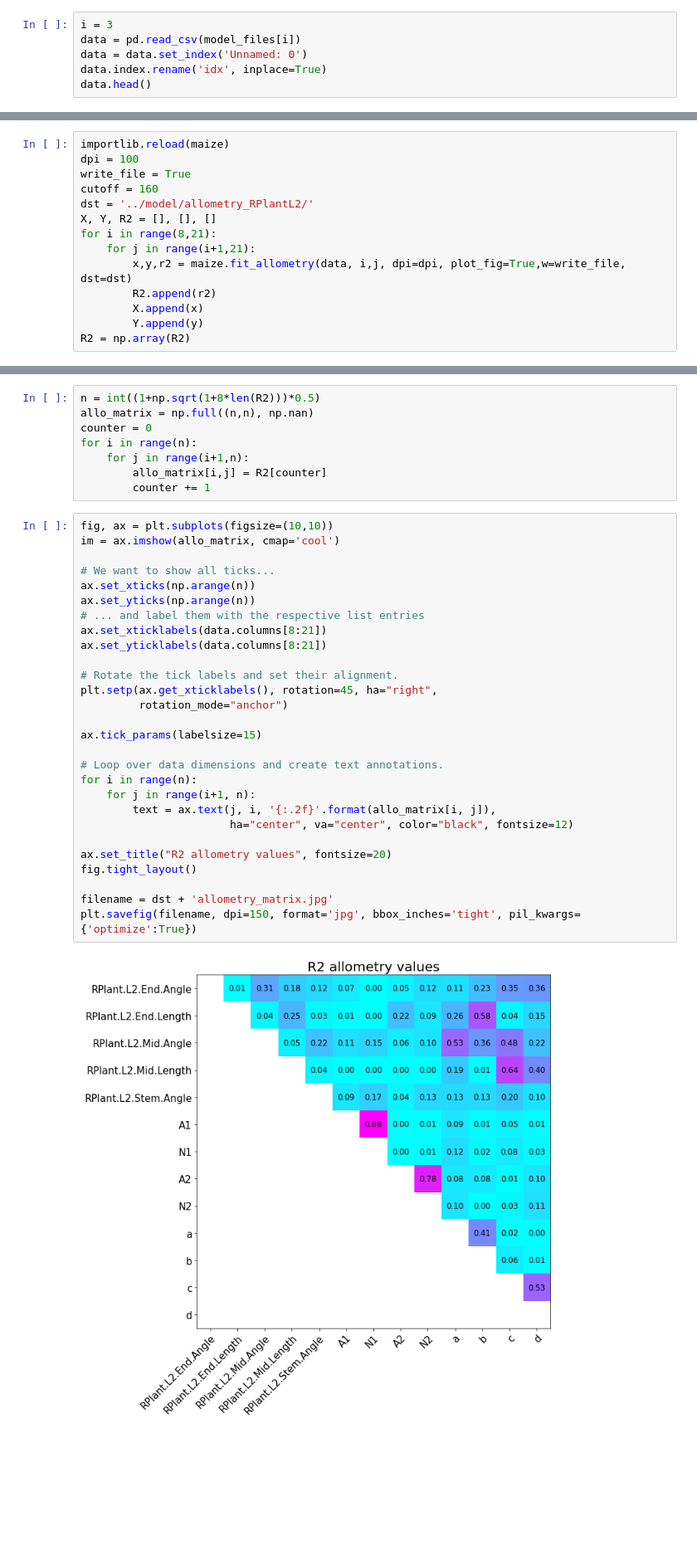
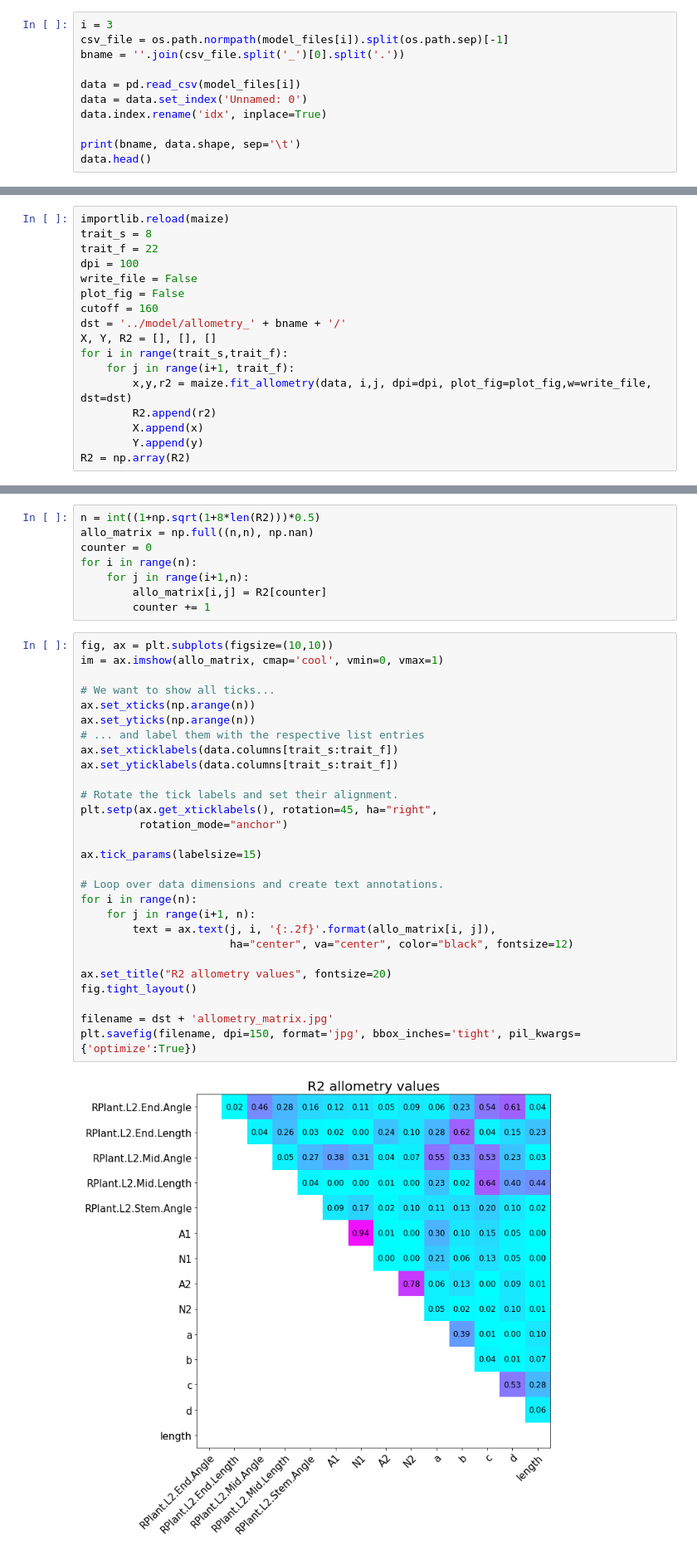
Before and after one commit to amezqui3/synthetic_maize, a Jupyter notebook: code/allometry_analysis.ipynb, the cells around one changed output, grey strips where cells are left out. Shown at 83% size. Drawn from its saved outputs; the diff is of its cells as text; blank space fills up the shorter version.

```diff
--- a/code/allometry_analysis.ipynb
+++ b/code/allometry_analysis.ipynb
@@ -27,8 +27,13 @@ model_files
  '../model/RPlant.L2_poly_model.csv']
 # %%
 i = 3
+csv_file = os.path.normpath(model_files[i]).split(os.path.sep)[-1]
+bname = ''.join(csv_file.split('_')[0].split('.'))
+
 data = pd.read_csv(model_files[i])
 data = data.set_index('Unnamed: 0')
 data.index.rename('idx', inplace=True)
+
+print(bname, data.shape, sep='\t')
 data.head()
 # %% [output]
@@ -67,14 +73,17 @@ for i,c in enumerate(data.columns):
 Do an allometry plot and compute the $R^2$ score of the linear fit for every possible combination of parameters
 # %%
 importlib.reload(maize)
+trait_s = 8
+trait_f = 22
 dpi = 100
-write_file = True
+write_file = False
+plot_fig = False
 cutoff = 160
-dst = '../model/allometry_RPlantL2/'
+dst = '../model/allometry_' + bname + '/'
 X, Y, R2 = [], [], []
-for i in range(8,21):
-    for j in range(i+1,21):
-        x,y,r2 = maize.fit_allometry(data, i,j, dpi=dpi, plot_fig=True,w=write_file, dst=dst)
+for i in range(trait_s,trait_f):
+    for j in range(i+1, trait_f):
+        x,y,r2 = maize.fit_allometry(data, i,j, dpi=dpi, plot_fig=plot_fig,w=write_file, dst=dst)
         R2.append(r2)
         X.append(x)
         Y.append(y)
@@ -107,31 +116,31 @@ for i in range(n):
         counter += 1
 # %%
 fig, ax = plt.subplots(figsize=(10,10))
-im = ax.imshow(allo_matrix, cmap='cool')
+im = ax.imshow(allo_matrix, cmap='cool', vmin=0, vmax=1)
 
 # We want to show all ticks...
 ax.set_xticks(np.arange(n))
 ax.set_yticks(np.arange(n))
 # ... and label them with the respective list entries
-ax.set_xticklabels(data.columns[8:21])
-ax.set_yticklabels(data.columns[8:21])
+ax.set_xticklabels(data.columns[trait_s:trait_f])
+ax.set_yticklabels(data.columns[trait_s:trait_f])
 
 # Rotate the tick labels and set their alignment.
 plt.setp(ax.get_xticklabels(), rotation=45, ha="right",
          rotation_mode="anchor")
 
 ax.tick_params(labelsize=15)
 
 # Loop over data dimensions and create text annotations.
 for i in range(n):
     for j in range(i+1, n):
         text = ax.text(j, i, '{:.2f}'.format(allo_matrix[i, j]),
                        ha="center", va="center", color="black", fontsize=12)
 
 ax.set_title("R2 allometry values", fontsize=20)
 fig.tight_layout()
 
 filename = dst + 'allometry_matrix.jpg'
 plt.savefig(filename, dpi=150, format='jpg', bbox_inches='tight', pil_kwargs={'optimize':True})
 # %% [output]
-[figure, old version]
+[figure, new version]
```
Also changed, not shown: parts of 3 cells of this notebook, 10 other files.
